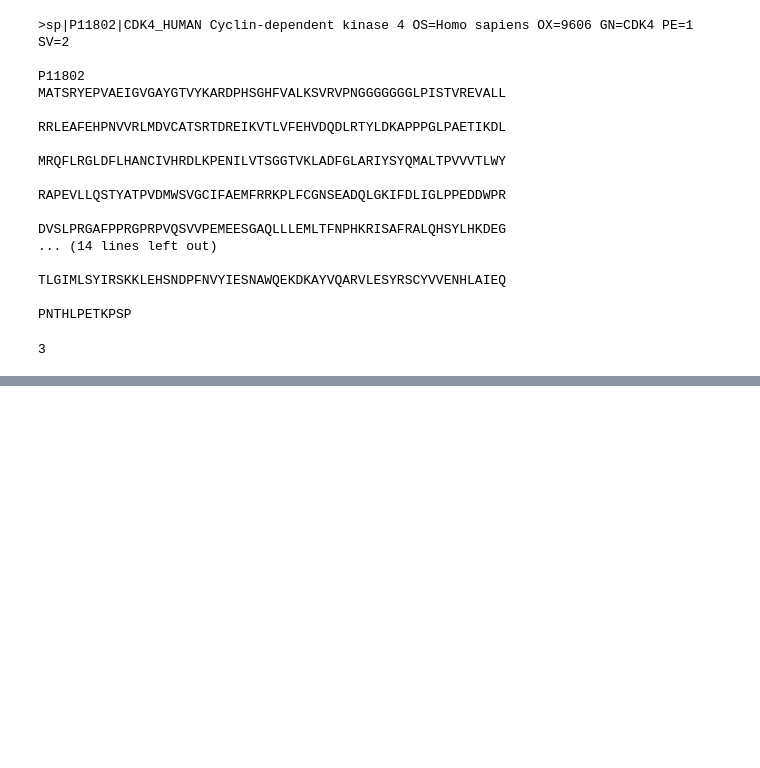
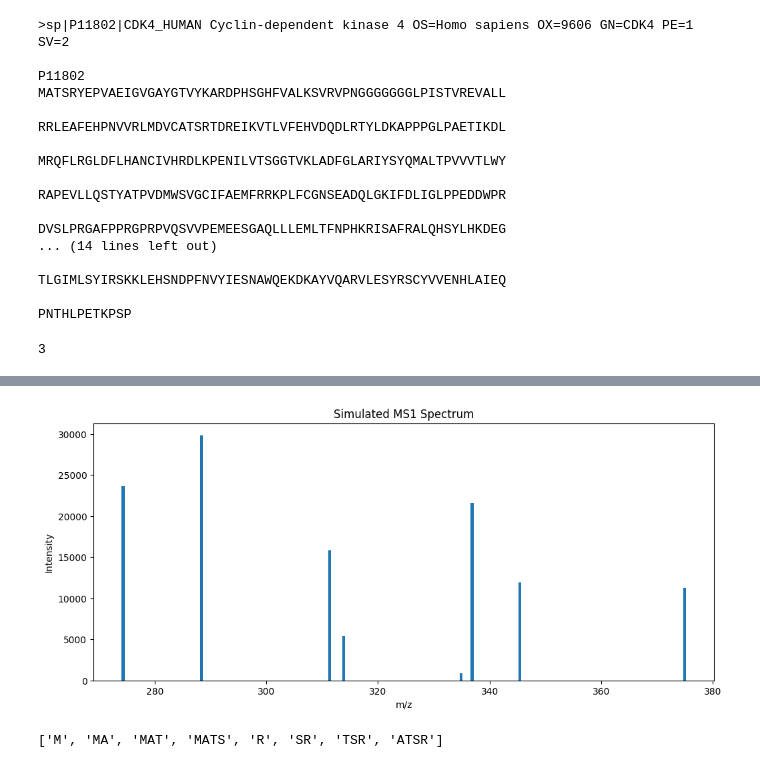
Before and after one commit to Pauline183/proteosim-, a Jupyter notebook: ms_experiment_final.ipynb, the cells around one changed output, grey strips where cells are left out. Drawn from its saved outputs; the diff is of its cells as text; code cells hidden in the pictures; blank space fills up the shorter version.

```diff
--- a/ms_experiment_final.ipynb
+++ b/ms_experiment_final.ipynb
@@ -64,0 +126,3 @@ AttributeError: module 'proteosim' has no attribute 'predict_lc_retention_times'
+# %%
+mass_map_ms1 = ps.calculate_mol_mass_collection(select_peps, ps.amino_acid_mass_dalton)
+mass_map_ms1
@@ -64,0 +138,3 @@ AttributeError: module 'proteosim' has no attribute 'predict_lc_retention_times'
+# %%
+mz1_map = ps.calculate_mz_collection(mass_map_ms1, charge=2)
+mz1_map
@@ -64,0 +150,10 @@ AttributeError: module 'proteosim' has no attribute 'predict_lc_retention_times'
+# %%
+ps.plot_spectrum(list(mz1_map.values()), seed=42)
+# %% [output]
+[figure, added]
+# %%
+mypep = 'MATSR'
+frags = ps.fragment_peptide(mypep)
+frags
+# %% [output]
+['M', 'MA', 'MAT', 'MATS', 'R', 'SR', 'TSR', 'ATSR']
```
Also changed, not shown: parts of 14 cells of this notebook.
